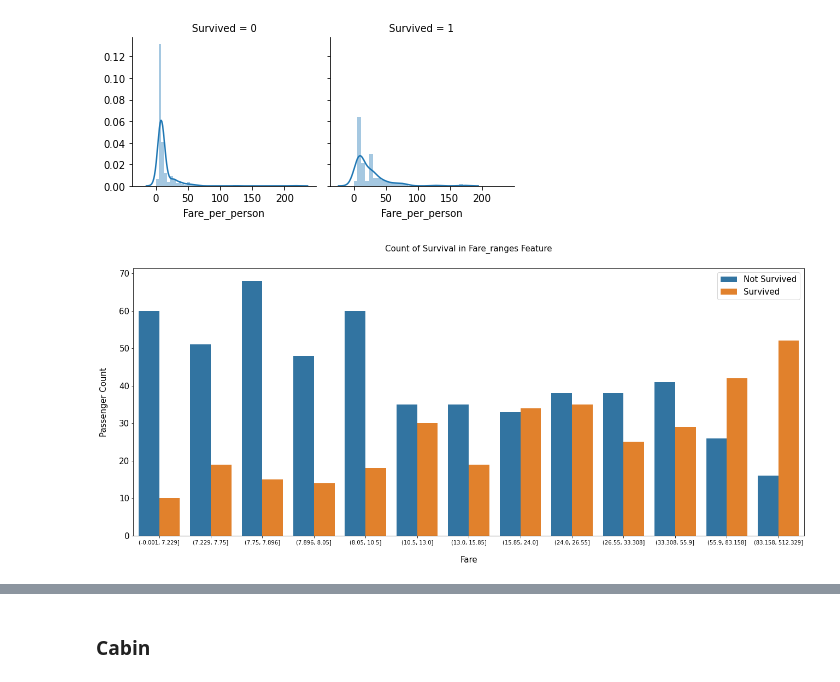
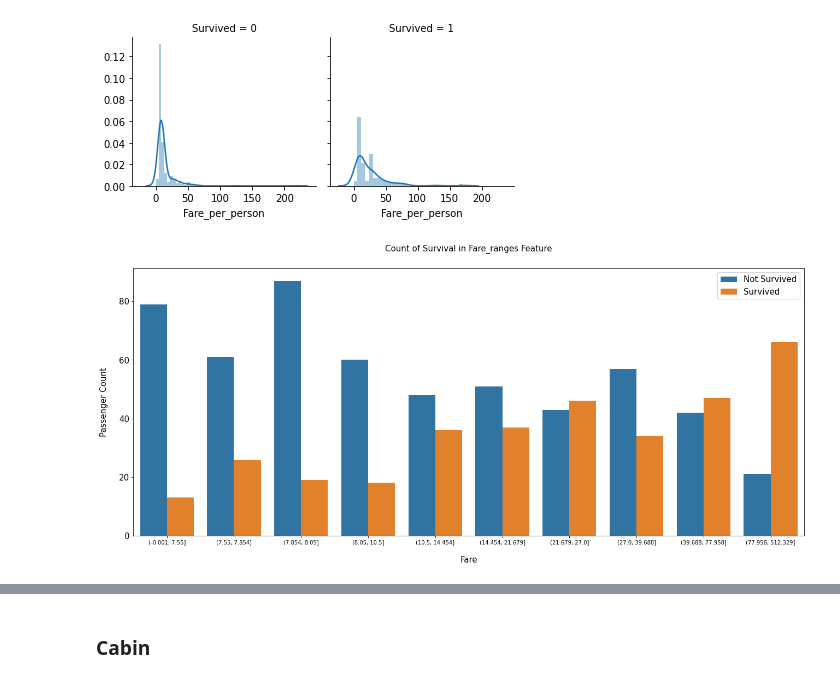
Before and after one commit to JoannaKG/Data-science-learning, a Jupyter notebook: Titanic/1. Exploratory Data Analysis.ipynb, the cells around one changed output, grey strips where cells are left out. Saved outputs shown, nothing was run; the diff lists cells and outputs as text; code cells hidden in the pictures.

```diff
--- a/Titanic/1. Exploratory Data Analysis.ipynb
+++ b/Titanic/1. Exploratory Data Analysis.ipynb
@@ -465,22 +465,22 @@ plt.show()
 <Figure size 864x576 with 0 Axes>
 [figure]
 # %%
-df_train['Fare_ranges'] = pd.qcut(df_train['Fare'], 13)
+df_train['Fare_ranges'] = pd.qcut(df_train['Fare'], 10)
 
 fig, axs = plt.subplots(figsize=(22, 9))
 sns.countplot(x='Fare_ranges', hue='Survived', data=df_train)
 
 plt.xlabel('Fare', size=15, labelpad=20)
 plt.ylabel('Passenger Count', size=15, labelpad=20)
 plt.tick_params(axis='x', labelsize=10)
 plt.tick_params(axis='y', labelsize=15)
 
 plt.legend(['Not Survived', 'Survived'], loc='upper right', prop={'size': 15})
 plt.title('Count of Survival in {} Feature'.format('Fare_ranges'), size=15, y=1.05)
 
 plt.show()
 # %% [output]
-[figure, old version]
+[figure, new version]
 # %%
 df_train.head()
 # %% [output]
```
Also changed, not shown: parts of 24 cells of this notebook, 10 other files.
